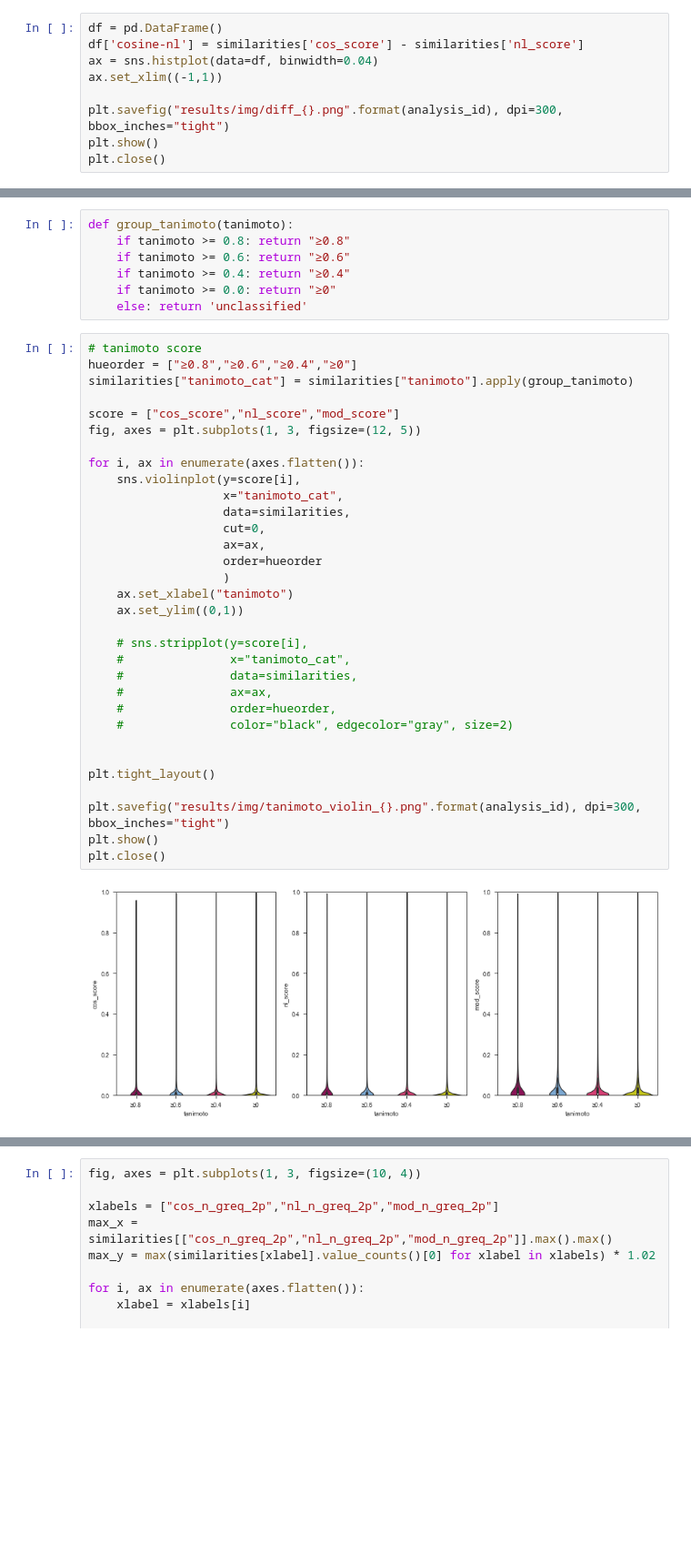
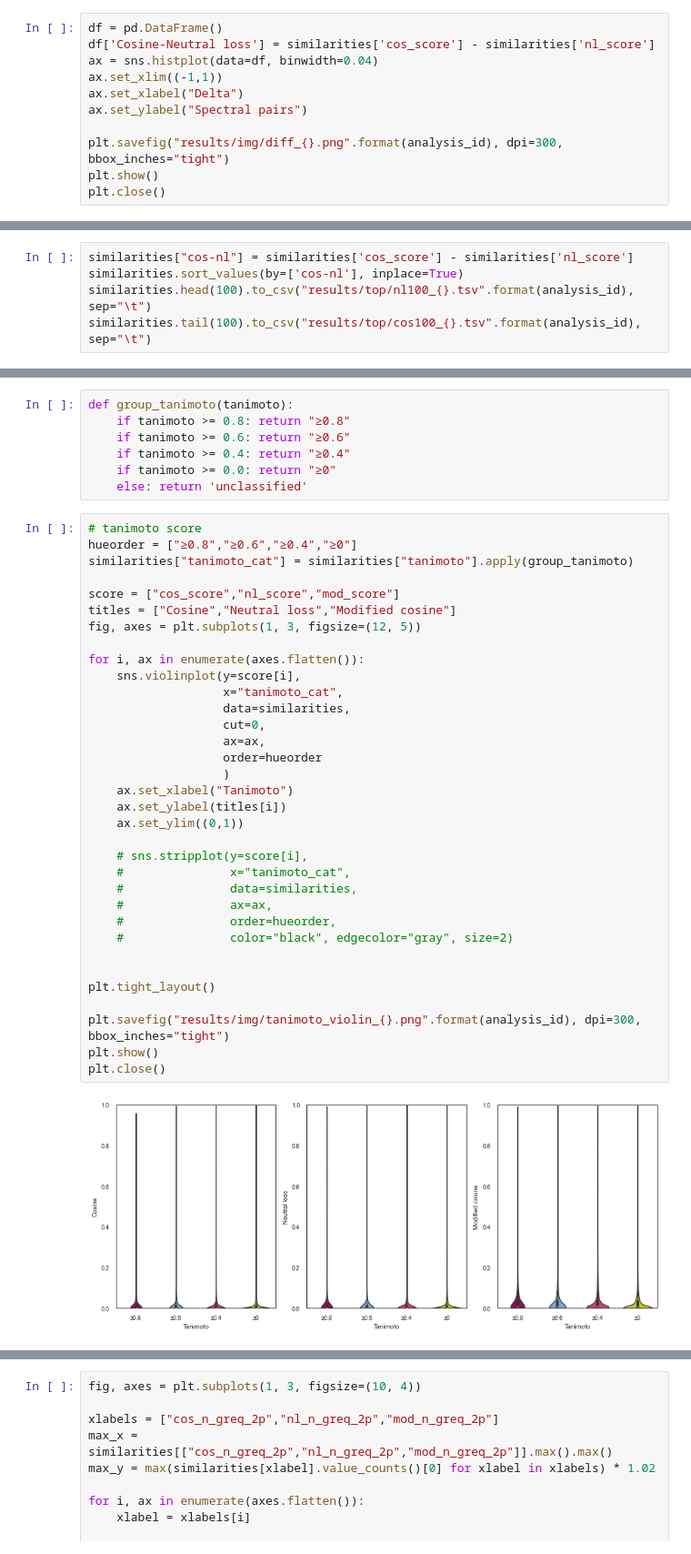
Before and after one commit to robinschmid/cosine_neutral_loss, a Jupyter notebook: notebooks/plots.ipynb, the cells around one changed output, grey strips where cells are left out. Shown: that part at 91% size. Drawn from its saved outputs; the diff is of its cells as text; blank space fills up the shorter version.

```diff
--- a/notebooks/plots.ipynb
+++ b/notebooks/plots.ipynb
@@ -61,8 +76,10 @@ print(stats)
 # %%
 df = pd.DataFrame()
-df['cosine-nl'] = similarities['cos_score'] - similarities['nl_score']
+df['Cosine-Neutral loss'] = similarities['cos_score'] - similarities['nl_score']
 ax = sns.histplot(data=df, binwidth=0.04)
 ax.set_xlim((-1,1))
+ax.set_xlabel("Delta")
+ax.set_ylabel("Spectral pairs")
 
 plt.savefig("results/img/diff_{}.png".format(analysis_id), dpi=300, bbox_inches="tight")
 plt.show()
@@ -71,0 +91,5 @@ plt.close()
+# %%
+similarities["cos-nl"] = similarities['cos_score'] - similarities['nl_score']
+similarities.sort_values(by=['cos-nl'], inplace=True)
+similarities.head(100).to_csv("results/top/nl100_{}.tsv".format(analysis_id), sep="\t")
+similarities.tail(100).to_csv("results/top/cos100_{}.tsv".format(analysis_id), sep="\t")
@@ -81,32 +107,34 @@ def group_tanimoto(tanimoto):
 hueorder = ["≥0.8","≥0.6","≥0.4","≥0"]
 similarities["tanimoto_cat"] = similarities["tanimoto"].apply(group_tanimoto)
 
 score = ["cos_score","nl_score","mod_score"]
+titles = ["Cosine","Neutral loss","Modified cosine"]
 fig, axes = plt.subplots(1, 3, figsize=(12, 5))
 
 for i, ax in enumerate(axes.flatten()):
     sns.violinplot(y=score[i],
                    x="tanimoto_cat",
                    data=similarities,
                    cut=0,
                    ax=ax,
                    order=hueorder
                    )
-    ax.set_xlabel("tanimoto")
+    ax.set_xlabel("Tanimoto")
+    ax.set_ylabel(titles[i])
     ax.set_ylim((0,1))
 
     # sns.stripplot(y=score[i],
     #               x="tanimoto_cat",
     #               data=similarities,
     #               ax=ax,
     #               order=hueorder,
     #               color="black", edgecolor="gray", size=2)
 
 
 plt.tight_layout()
 
 plt.savefig("results/img/tanimoto_violin_{}.png".format(analysis_id), dpi=300, bbox_inches="tight")
 plt.show()
 plt.close()
 # %% [output]
-[figure, old version]
+[figure, new version]
```
Also changed, not shown: parts of 10 cells of this notebook.
